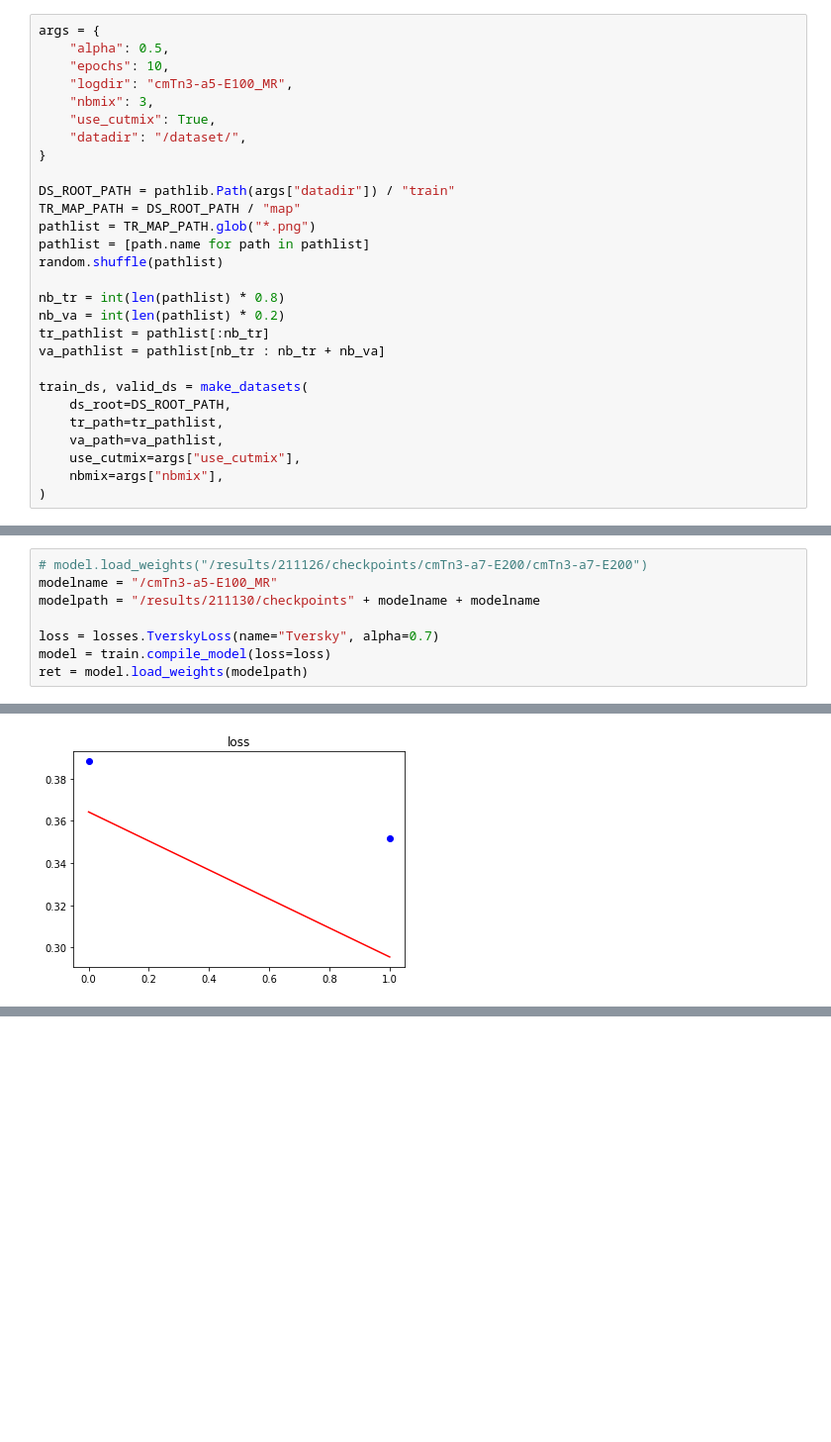
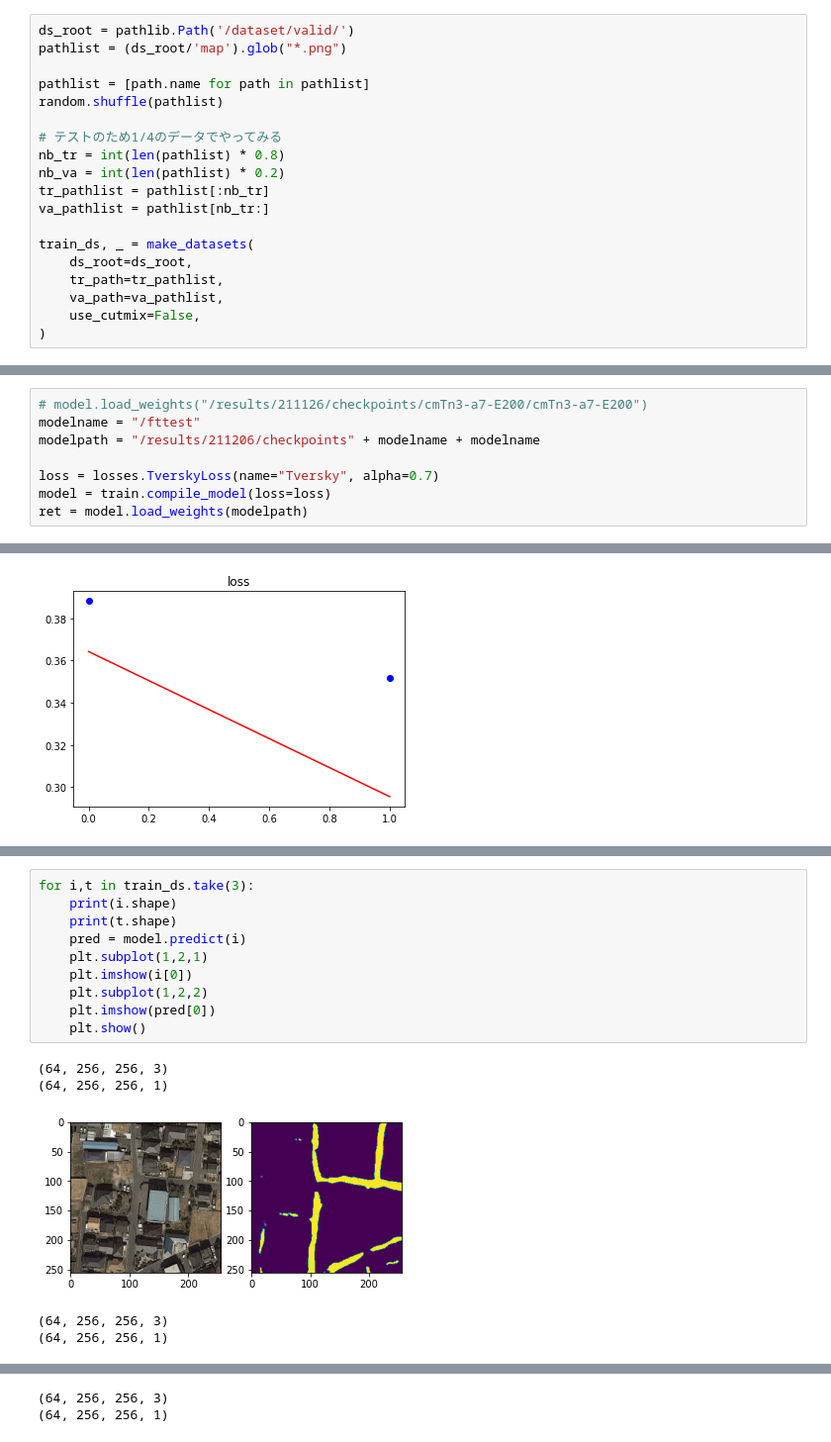
Before and after one commit to straxFromIbr/UnetModelScript, a Jupyter notebook: home/load_model.ipynb, the cells around one changed output, grey strips where cells are left out. Shown at 99% size. Saved outputs shown, nothing was run; the diff lists cells and outputs as text; blank space fills up the shorter version.

```diff
--- a/home/load_model.ipynb
+++ b/home/load_model.ipynb
@@ -12,32 +12,23 @@ import config
 from model import losses
 from train import make_datasets
 # %%
-args = {
-    "alpha": 0.5,
-    "epochs": 10,
-    "logdir": "cmTn3-a5-E100_MR",
-    "nbmix": 3,
-    "use_cutmix": True,
-    "datadir": "/dataset/",
-}
+ds_root = pathlib.Path('/dataset/valid/')
+pathlist = (ds_root/'map').glob("*.png")
 
-DS_ROOT_PATH = pathlib.Path(args["datadir"]) / "train"
-TR_MAP_PATH = DS_ROOT_PATH / "map"
-pathlist = TR_MAP_PATH.glob("*.png")
 pathlist = [path.name for path in pathlist]
 random.shuffle(pathlist)
 
+# テストのため1/4のデータでやってみる
 nb_tr = int(len(pathlist) * 0.8)
 nb_va = int(len(pathlist) * 0.2)
 tr_pathlist = pathlist[:nb_tr]
-va_pathlist = pathlist[nb_tr : nb_tr + nb_va]
+va_pathlist = pathlist[nb_tr:]
 
-train_ds, valid_ds = make_datasets(
-    ds_root=DS_ROOT_PATH,
+train_ds, _ = make_datasets(
+    ds_root=ds_root,
     tr_path=tr_pathlist,
     va_path=va_pathlist,
-    use_cutmix=args["use_cutmix"],
-    nbmix=args["nbmix"],
+    use_cutmix=False,
 )
 # %%
 for i, t in train_ds.take(2):
@@ -53,7 +44,7 @@ for i, t in train_ds.take(2):
 # %%
 # model.load_weights("/results/211126/checkpoints/cmTn3-a7-E200/cmTn3-a7-E200")
-modelname = "/cmTn3-a5-E100_MR"
-modelpath = "/results/211130/checkpoints" + modelname + modelname
+modelname = "/fttest"
+modelpath = "/results/211206/checkpoints" + modelname + modelname
 
 loss = losses.TverskyLoss(name="Tversky", alpha=0.7)
 model = train.compile_model(loss=loss)
@@ -115,0 +112,16 @@ plt.show()
+# %%
+for i,t in train_ds.take(3):
+    print(i.shape)
+    print(t.shape)
+    pred = model.predict(i)
+    plt.subplot(1,2,1)
+    plt.imshow(i[0])
+    plt.subplot(1,2,2)
+    plt.imshow(pred[0])
+    plt.show()
+# %% [output]
+(64, 256, 256, 3)
+(64, 256, 256, 1)
+[figure, added]
+(64, 256, 256, 3)
+(64, 256, 256, 1)
@@ -115,0 +129,2 @@ plt.show()
+(64, 256, 256, 3)
+(64, 256, 256, 1)
```
Also changed, not shown: parts of 3 cells of this notebook, 8 other files.
